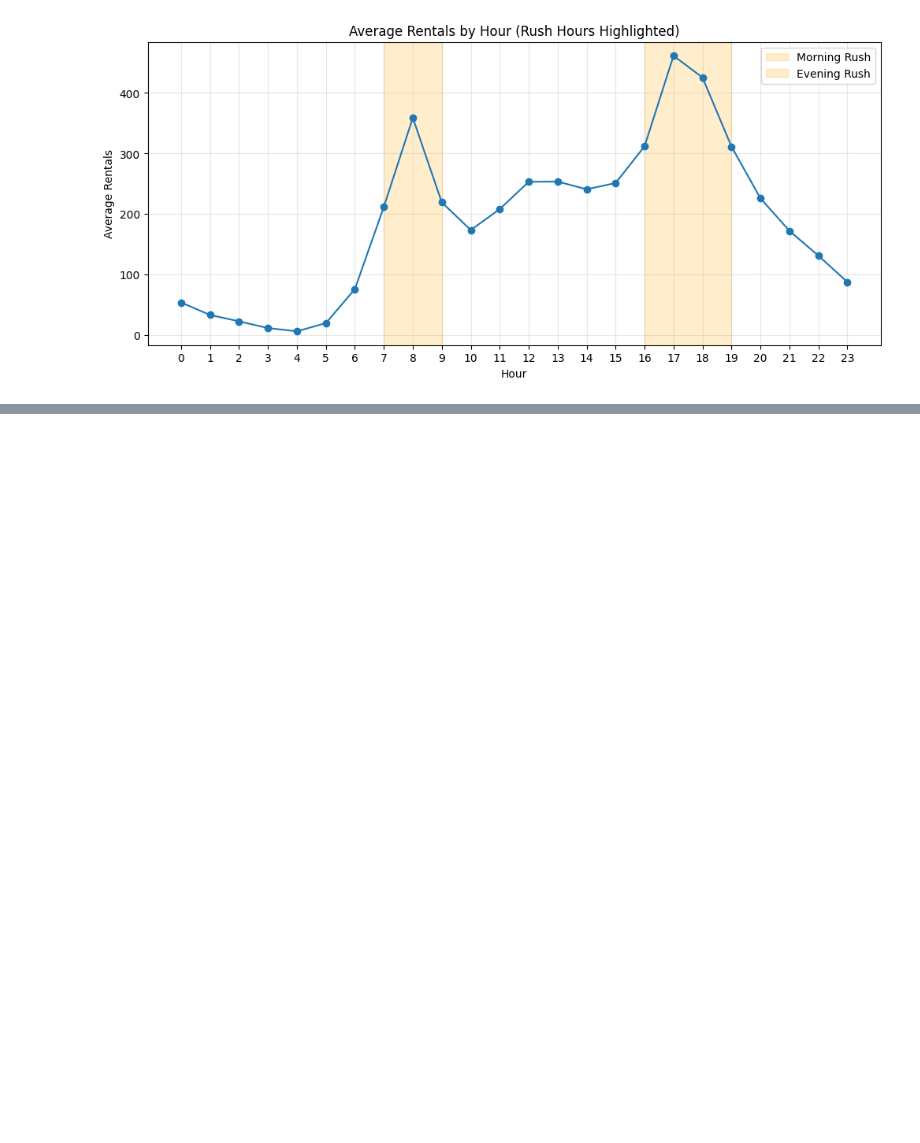
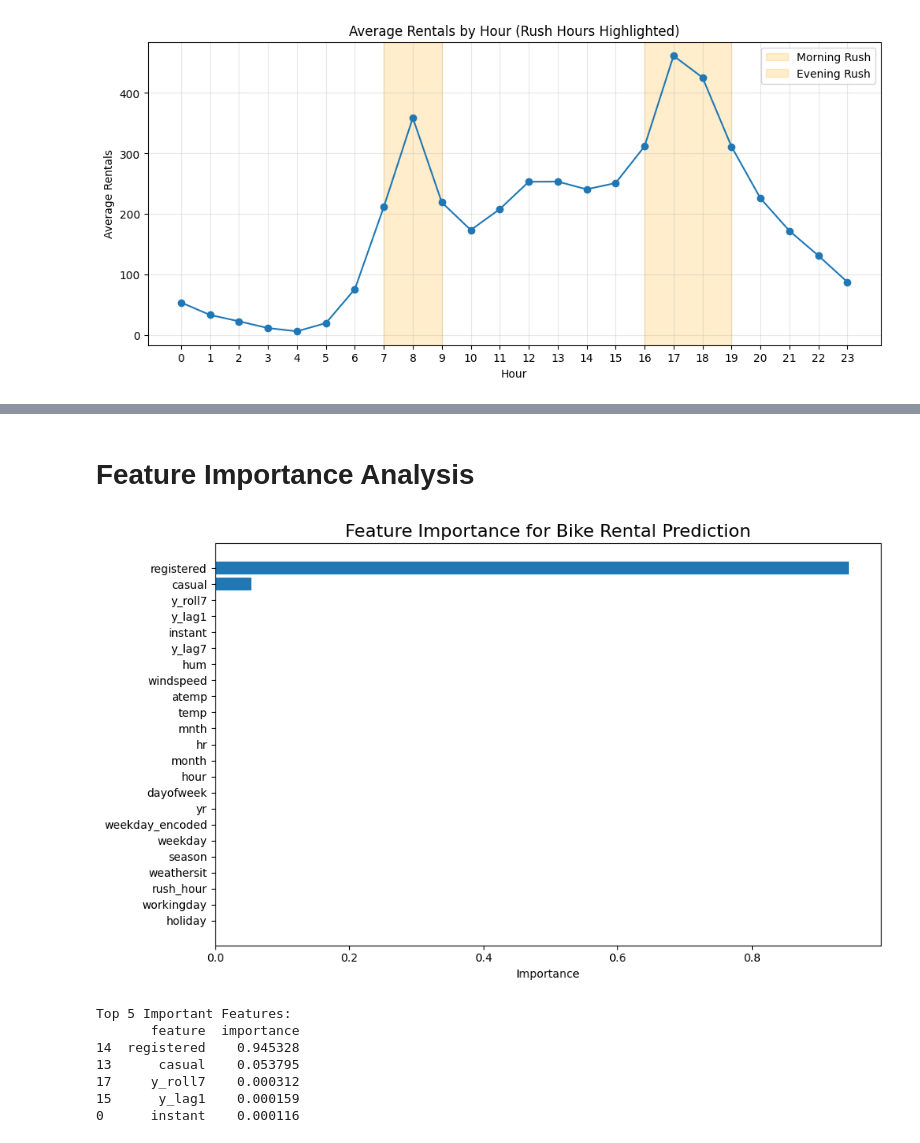
Before and after one commit to atikuddola/Forecasting-Model-Explore, a Jupyter notebook: forcast.ipynb, the cells around one changed output, grey strips where cells are left out. Cells and saved outputs as stored; diff of their text form; code cells hidden in the pictures; blank space fills up the shorter version.

```diff
--- a/forcast.ipynb
+++ b/forcast.ipynb
@@ -311,0 +159,46 @@ Index(['instant', 'ds', 'season', 'yr', 'mnth', 'hr', 'holiday', 'weekday',
+# %% [markdown]
+# Feature Importance Analysis
+# %%
+from sklearn.ensemble import RandomForestRegressor
+from sklearn.model_selection import train_test_split
+
+# Prepare features for feature importance analysis
+features = ['instant', 'season', 'yr', 'mnth', 'hr', 'holiday', 'weekday',
+       'workingday', 'weathersit', 'temp', 'atemp', 'hum', 'windspeed',
+       'casual', 'registered', 'y_lag1', 'y_lag7', 'y_roll7', 'dayofweek',
+       'month', 'hour', 'weekday_encoded', 'rush_hour']
+X = df[features]
+y = df['y']
+
+# Split data
+X_train, X_test, y_train, y_test = train_test_split(X, y, test_size=0.2, shuffle=False, random_state=42)
+
+# Train Random Forest
+rf = RandomForestRegressor(n_estimators=200, random_state=42)
+rf.fit(X_train, y_train)
+
+# Plot feature importance
+feature_importance = pd.DataFrame({
+    'feature': features,
+    'importance': rf.feature_importances_
+}).sort_values('importance', ascending=False)
+
+plt.figure(figsize=(10, 6))
+plt.barh(feature_importance['feature'], feature_importance['importance'])
+plt.xlabel('Importance')
+plt.title('Feature Importance for Bike Rental Prediction', fontsize=16)
+plt.gca().invert_yaxis()
+plt.tight_layout()
+plt.show()
+
+print("Top 5 Important Features:")
+print(feature_importance.head())
+# %% [output]
+[figure, added]
+Top 5 Important Features:
+       feature  importance
+14  registered    0.945328
+13      casual    0.053795
+17     y_roll7    0.000312
+15      y_lag1    0.000159
+0      instant    0.000116
```
Also changed, not shown: parts of 47 cells of this notebook.
